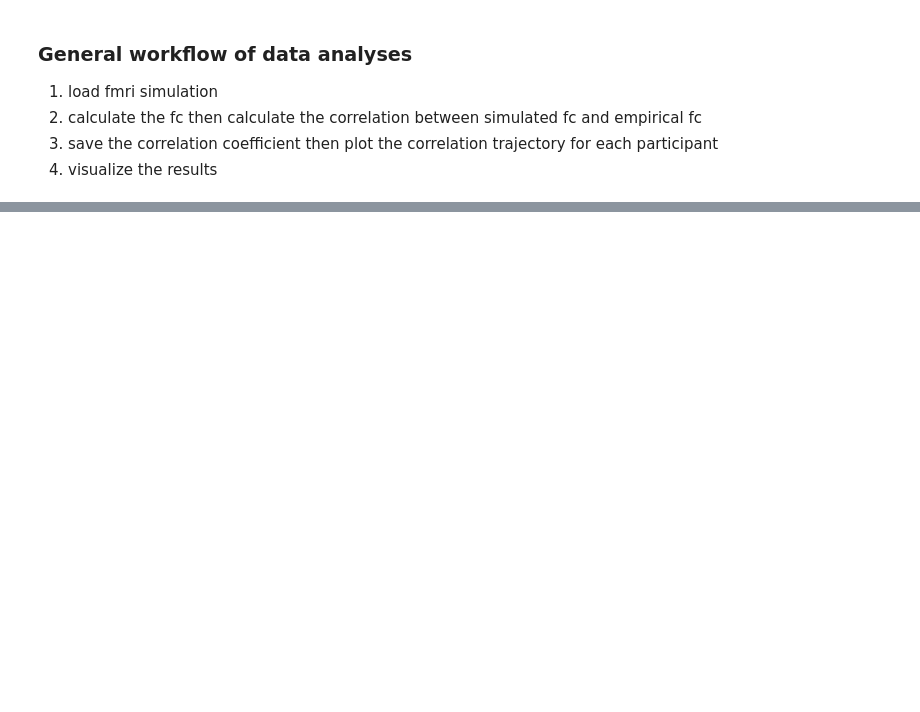
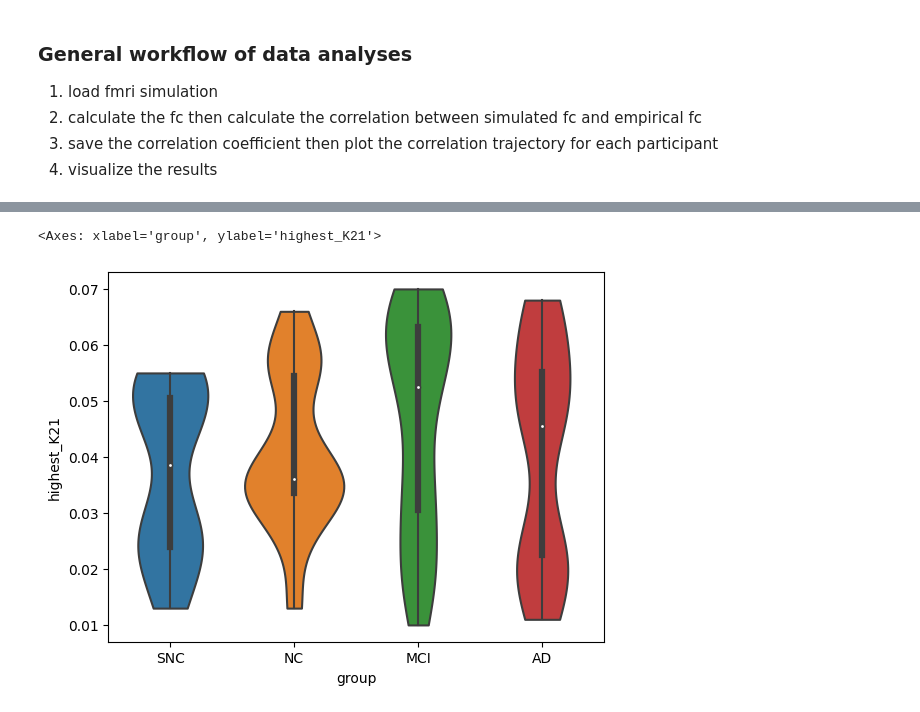
Before and after one commit to yilewang/tvbdemos, a Jupyter notebook: clinical_conversion/local_inhibition_fitting.ipynb, the cells around one changed output, grey strips where cells are left out. Drawn from its saved outputs; the diff is of its cells as text; code cells hidden in the pictures; blank space fills up the shorter version.

```diff
--- a/clinical_conversion/local_inhibition_fitting.ipynb
+++ b/clinical_conversion/local_inhibition_fitting.ipynb
@@ -40,0 +88,6 @@ def FC_fitting(group, caseid, K21, dir):
+# %%
+# plot the distribution of highest_K21 across different groups
+seaborn.violinplot(x='group', y='highest_K21', data=local_inhibition, cut=0, bw=.4)
+# %% [output]
+<Axes: xlabel='group', ylabel='highest_K21'>
+[figure, added]
```
Also changed, not shown: parts of 3 cells of this notebook.
